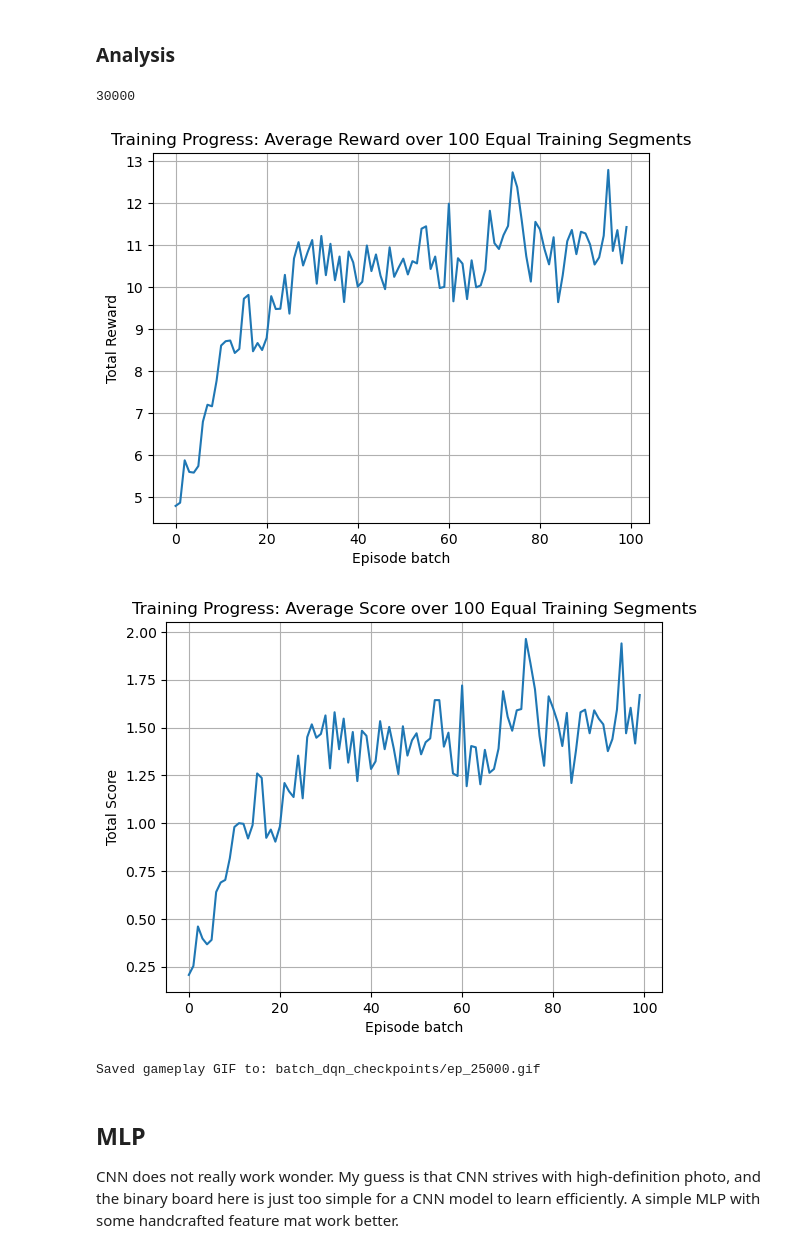
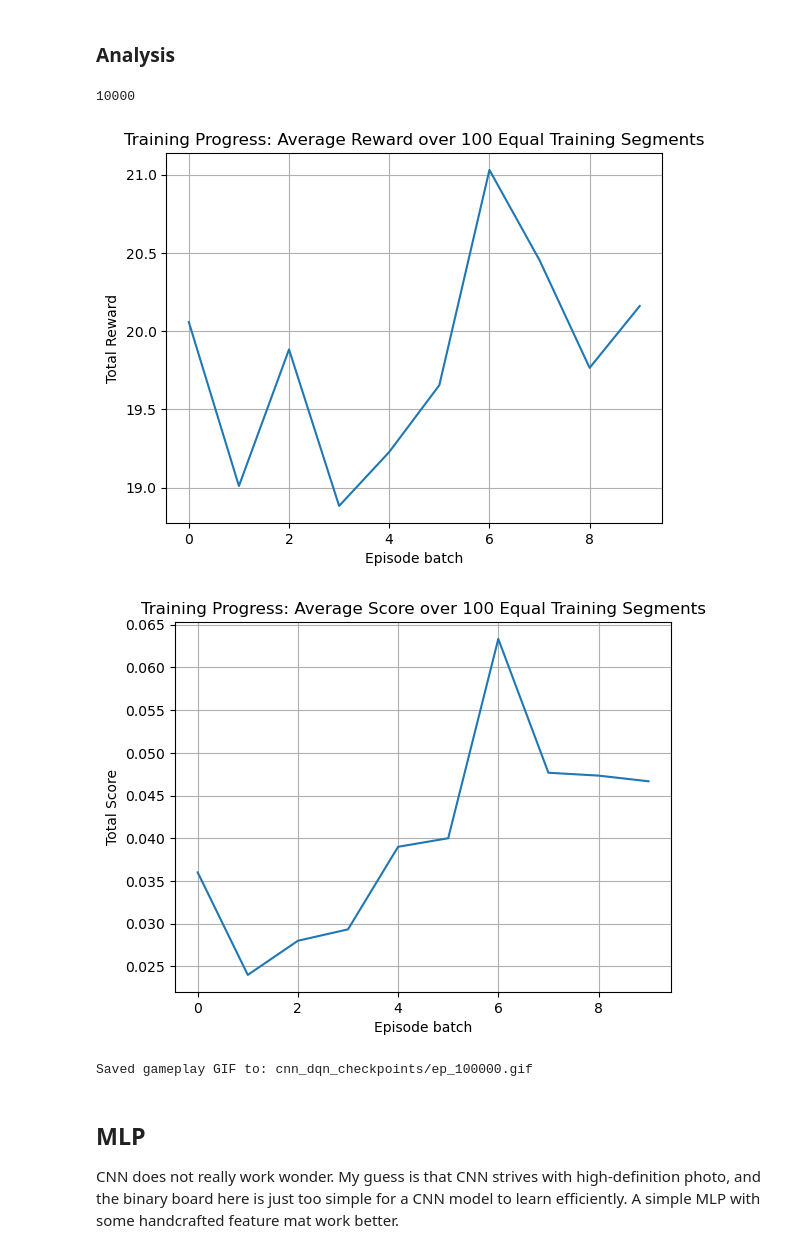
Before and after one commit to William-Pig/tetris_ai, a Jupyter notebook: main.ipynb, the cells around one changed output. Saved outputs shown, nothing was run; the diff lists cells and outputs as text; code cells hidden in the pictures.

```diff
--- a/main.ipynb
+++ b/main.ipynb
@@ -707,33 +707,33 @@ agent.save_agent(SAVE_PATH)
 # %%
 """ Hyper‑parameters """
 # board settings
-BOARD_WIDTH = 6
-BOARD_HEIGHT = 6
+BOARD_WIDTH = 10
+BOARD_HEIGHT = 20
 
 # bellman update settings
 ALPHA = 0.001  # learning rate
-GAMMA = 0.8  # discount factor
+GAMMA = 0.99  # discount factor
 
 # epsilon-greedy settings
 EPSILON = 1.0  # will be updated when model is loaded
-EPSILON_MIN = 0.01  # minimum epsilon
+EPSILON_MIN = 0.1  # minimum epsilon
 EPSILON_DECAY = 0.9995
 
 NUM_EPISODES = 5_000 #1_000_000
 MAX_STEPS = 1_000
 
 # Batch parameters
-MEMORY_SIZE= 10_000  # size of memory to sample batches from
-BATCH_SIZE = 256  # mini-batch size for replay(), used to perform a training update
-TARGET_UPDATE_FREQ = 25  # episodes between target-net sync
+MEMORY_SIZE= 20_000  # size of memory to sample batches from
+BATCH_SIZE = 32 # mini-batch size for replay(), used to perform a training update
+TARGET_UPDATE_FREQ = 10  # episodes between target-net sync
 
 # Train on CPU OR GPU?
 DEVICE = torch.device("cuda" if torch.cuda.is_available() else "cpu")
 print("Using:", DEVICE)
 
 # Saving logistics
-LOAD_PATH = "batch_dqn_checkpoints/latest.pth"
-SAVE_PATH = "batch_dqn_checkpoints/latest.pth"
+LOAD_PATH = "cnn_dqn_checkpoints/latest.pth"
+SAVE_PATH = "cnn_dqn_checkpoints/latest.pth"
 # %% [output]
 Using: cuda
 # %%
@@ -755,29 +755,29 @@ agent.save_agent(SAVE_PATH)
 # %%
 len(agent.rewards)
 # %% [output]
-30000
+10000
 # %%
-plt.plot(np.mean(np.array_split(agent.rewards, 100),axis=1))
+plt.plot(np.mean(np.array_split(agent.rewards, 10),axis=1))
 plt.xlabel('Episode batch')
 plt.ylabel('Total Reward')
 plt.title('Training Progress: Average Reward over 100 Equal Training Segments')
 plt.grid(True)
 plt.show()
 # %% [output]
-[figure, old version]
+[figure, new version]
 # %%
-plt.plot(np.mean(np.array_split(agent.scores, 100),axis=1))
+plt.plot(np.mean(np.array_split(agent.scores, 10),axis=1))
 plt.xlabel('Episode batch')
 plt.ylabel('Total Score')
 plt.title('Training Progress: Average Score over 100 Equal Training Segments')
 plt.grid(True)
 plt.show()
 # %% [output]
-[figure, old version]
+[figure, new version]
 # %%
-agent.save_gif(save_path="batch_dqn_checkpoints/ep_25000.gif")
+agent.save_gif(save_path="cnn_dqn_checkpoints/ep_100000.gif")
 # %% [output]
-Saved gameplay GIF to: batch_dqn_checkpoints/ep_25000.gif
+Saved gameplay GIF to: cnn_dqn_checkpoints/ep_100000.gif
 # %% [markdown]
 ## MLP
 
```
Also changed, not shown: parts of 23 cells of this notebook, 4 other files.
